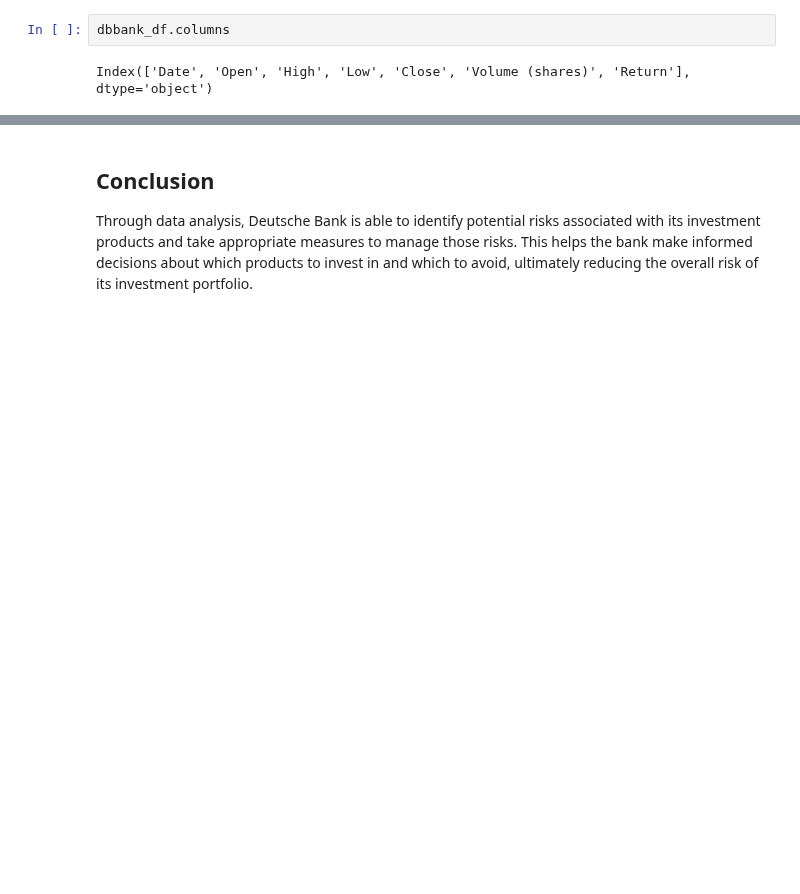
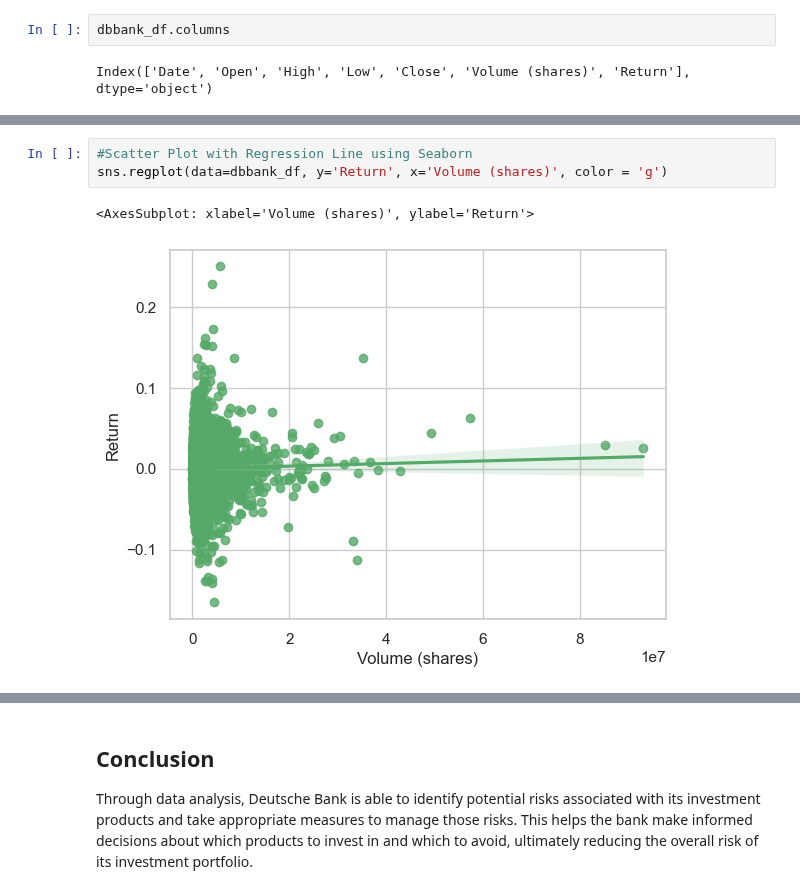
Before and after one commit to arunp77/Python-programming, a Jupyter notebook: Python-fundamental/Exploretory data analysis on risk factors involved in investment by Deutch Bank.ipynb, the cells around one changed output, grey strips where cells are left out. Drawn from its saved outputs; the diff is of its cells as text; blank space fills up the shorter version.

```diff
--- a/Python-fundamental/Exploretory data analysis on risk factors involved in investment by Deutch Bank.ipynb
+++ b/Python-fundamental/Exploretory data analysis on risk factors involved in investment by Deutch Bank.ipynb
@@ -826,0 +820,6 @@ plt.show()
+# %%
+#Scatter Plot with Regression Line using Seaborn
+sns.regplot(data=dbbank_df, y='Return', x='Volume (shares)', color = 'g')
+# %% [output]
+<AxesSubplot: xlabel='Volume (shares)', ylabel='Return'>
+[figure, added]
```
Also changed, not shown: parts of 25 cells of this notebook.
